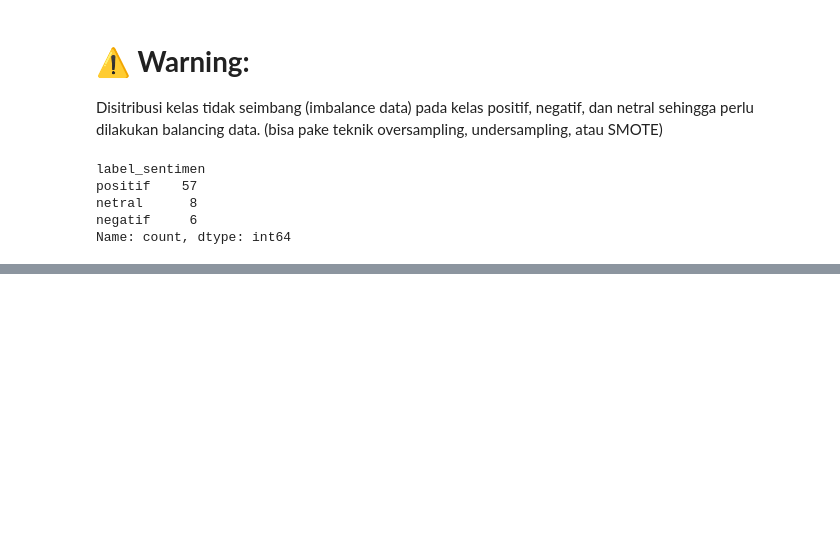
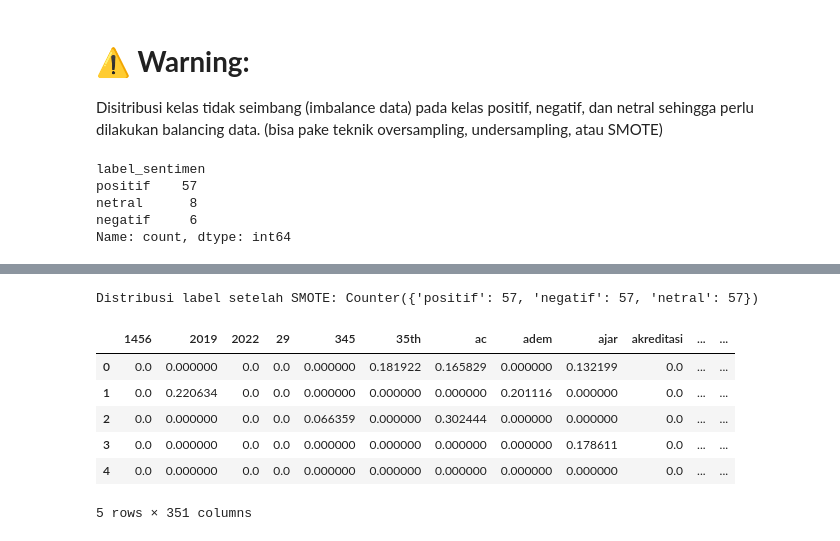
Before and after one commit to gbennnn/sentiment-analysis-aperti-bumn, a Jupyter notebook: src/preprocessing/UISI_Preprocessing&EDA.ipynb, the cells around one changed output, grey strips where cells are left out. Saved outputs shown, nothing was run; the diff lists cells and outputs as text; code cells hidden in the pictures; blank space fills up the shorter version.

```diff
--- a/src/preprocessing/UISI_Preprocessing&EDA.ipynb
+++ b/src/preprocessing/UISI_Preprocessing&EDA.ipynb
@@ -567,0 +607,9 @@ Name: count, dtype: int64
+# %%
+# Terapkan SMOTE
+smote = SMOTE(random_state=42)
+X_resampled, y_resampled = smote.fit_resample(X, y)
+
+# Setelah SMOTE
+print("Distribusi label setelah SMOTE:", Counter(y_resampled))
+# %% [output]
+Distribusi label setelah SMOTE: Counter({'positif': 57, 'negatif': 57, 'netral': 57})
@@ -567,0 +623,10 @@ Name: count, dtype: int64
+# %%
+df.head()
+# %% [output]
+|  | 1456 | 2019 | 2022 | 29 | 345 | 35th | ac | adem | ajar | akreditasi | ... | ... |
+| 0 | 0.0 | 0.000000 | 0.0 | 0.0 | 0.000000 | 0.181922 | 0.165829 | 0.000000 | 0.132199 | 0.0 | ... | ... |
+| 1 | 0.0 | 0.220634 | 0.0 | 0.0 | 0.000000 | 0.000000 | 0.000000 | 0.201116 | 0.000000 | 0.0 | ... | ... |
+| 2 | 0.0 | 0.000000 | 0.0 | 0.0 | 0.066359 | 0.000000 | 0.302444 | 0.000000 | 0.000000 | 0.0 | ... | ... |
+| 3 | 0.0 | 0.000000 | 0.0 | 0.0 | 0.000000 | 0.000000 | 0.000000 | 0.000000 | 0.178611 | 0.0 | ... | ... |
+| 4 | 0.0 | 0.000000 | 0.0 | 0.0 | 0.000000 | 0.000000 | 0.000000 | 0.000000 | 0.000000 | 0.0 | ... | ... |
+5 rows × 351 columns
```
Also changed, not shown: parts of 13 cells of this notebook, 2 other files.
